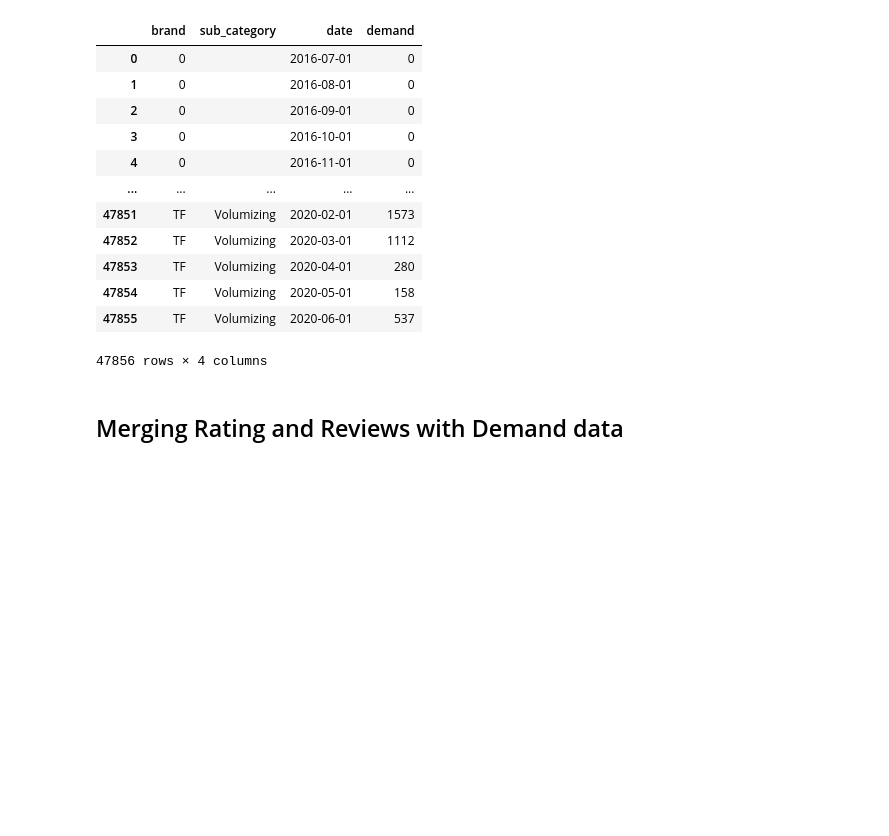
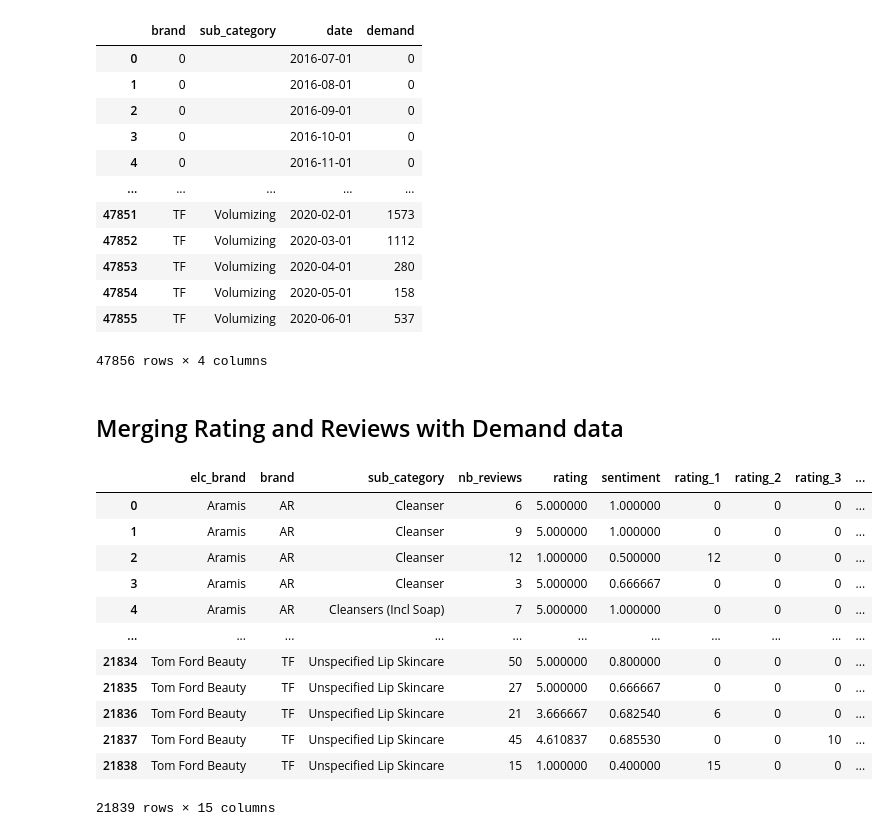
Before and after one commit to Anis-Bensaid/CapstoneProject, a Jupyter notebook: src/rating_and_reviews_wrangling .ipynb, the cells around one changed output. Drawn from its saved outputs; the diff is of its cells as text; code cells hidden in the pictures; blank space fills up the shorter version.

```diff
--- a/src/rating_and_reviews_wrangling .ipynb
+++ b/src/rating_and_reviews_wrangling .ipynb
@@ -866,6 +874,22 @@ demand
 demand.to_csv(os.path.join(output_demand_path,'demand.csv'), index=False)
 # %% [markdown]
 ## Merging Rating and Reviews with Demand data
+# %%
+ratings
+# %% [output]
+|  | elc_brand | brand | sub_category | nb_reviews | rating | sentiment | rating_1 | rating_2 | rating_3 | ... |
+| 0 | Aramis | AR | Cleanser | 6 | 5.000000 | 1.000000 | 0 | 0 | 0 | ... |
+| 1 | Aramis | AR | Cleanser | 9 | 5.000000 | 1.000000 | 0 | 0 | 0 | ... |
+| 2 | Aramis | AR | Cleanser | 12 | 1.000000 | 0.500000 | 12 | 0 | 0 | ... |
+| 3 | Aramis | AR | Cleanser | 3 | 5.000000 | 0.666667 | 0 | 0 | 0 | ... |
+| 4 | Aramis | AR | Cleansers (Incl Soap) | 7 | 5.000000 | 1.000000 | 0 | 0 | 0 | ... |
+| ... | ... | ... | ... | ... | ... | ... | ... | ... | ... | ... |
+| 21834 | Tom Ford Beauty | TF | Unspecified Lip Skincare | 50 | 5.000000 | 0.800000 | 0 | 0 | 0 | ... |
+| 21835 | Tom Ford Beauty | TF | Unspecified Lip Skincare | 27 | 5.000000 | 0.666667 | 0 | 0 | 0 | ... |
+| 21836 | Tom Ford Beauty | TF | Unspecified Lip Skincare | 21 | 3.666667 | 0.682540 | 6 | 0 | 0 | ... |
+| 21837 | Tom Ford Beauty | TF | Unspecified Lip Skincare | 45 | 4.610837 | 0.685530 | 0 | 0 | 10 | ... |
+| 21838 | Tom Ford Beauty | TF | Unspecified Lip Skincare | 15 | 1.000000 | 0.400000 | 15 | 0 | 0 | ... |
+21839 rows × 15 columns
 # %%
 rating_demand = ratings.merge(demand)
 # %%
```
Also changed, not shown: parts of 7 cells of this notebook.
